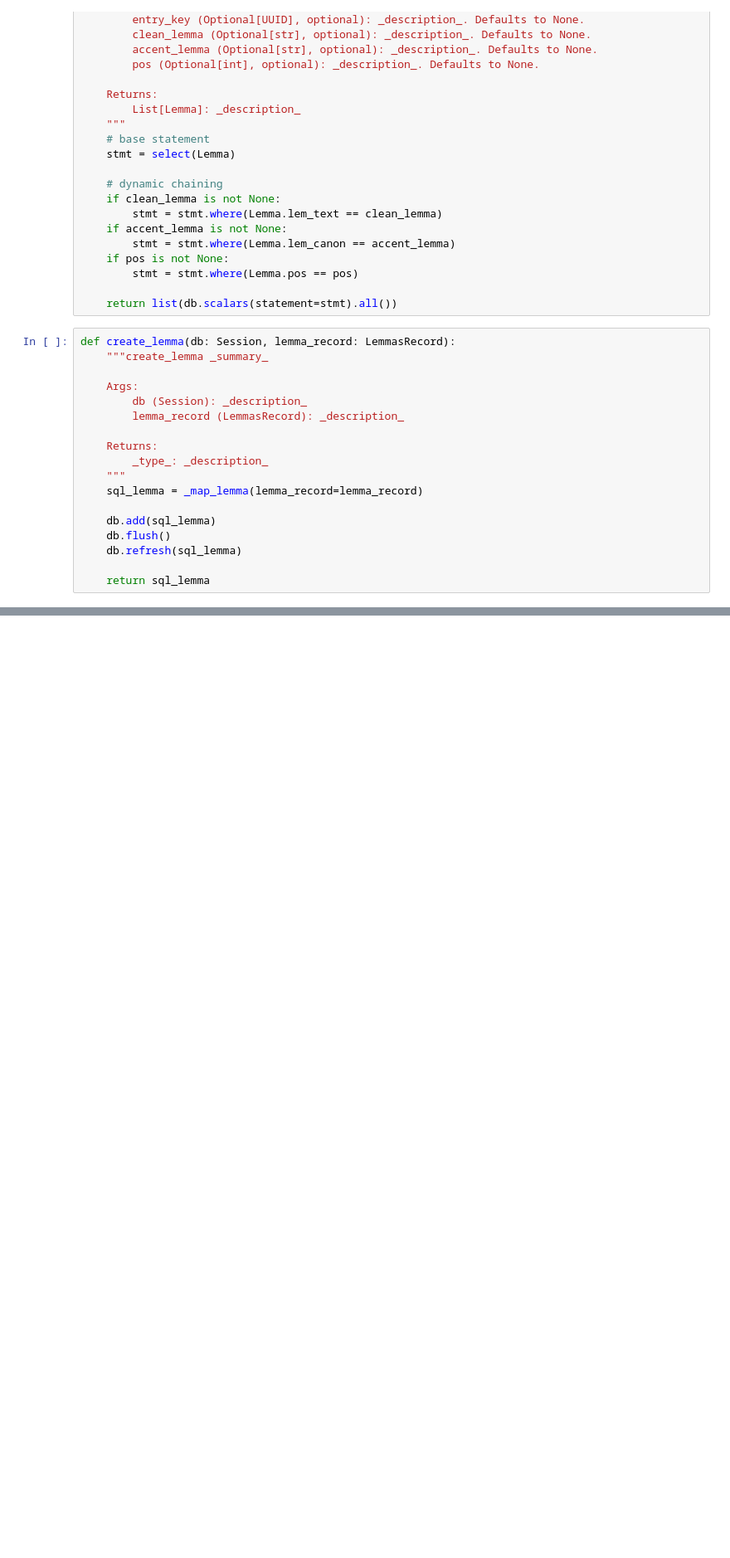
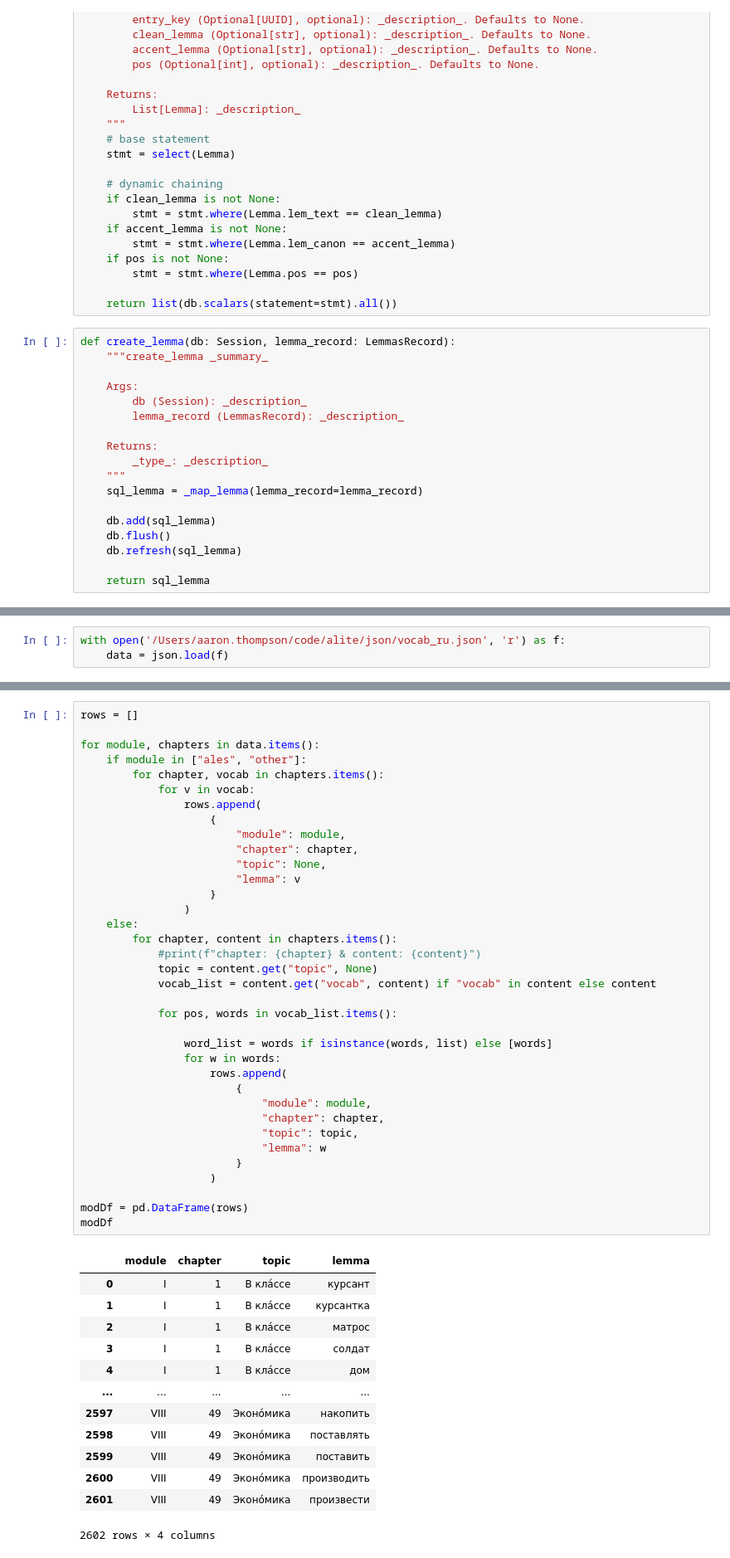
Before and after one commit to kollektivminds/alite, a Jupyter notebook: app/backend/src/alite_backend/dbTest.ipynb, the cells around one changed output, grey strips where cells are left out. Shown at 83% size. Cells and saved outputs as stored; diff of their text form; blank space fills up the shorter version.

```diff
--- a/app/backend/src/alite_backend/dbTest.ipynb
+++ b/app/backend/src/alite_backend/dbTest.ipynb
@@ -444,0 +441,3 @@ lem_result = get_lemmas(db=db, clean_lemma=word_lemma)
+# %%
+with open('/Users/aaron.thompson/code/alite/json/vocab_ru.json', 'r') as f:
+    data = json.load(f)
@@ -444,0 +495,50 @@ lem_result = get_lemmas(db=db, clean_lemma=word_lemma)
+# %%
+rows = []
+
+for module, chapters in data.items():
+    if module in ["ales", "other"]:
+        for chapter, vocab in chapters.items():
+            for v in vocab:
+                rows.append(
+                    {
+                        "module": module,
+                        "chapter": chapter,
+                        "topic": None,
+                        "lemma": v
+                    }
+                )
+    else:
+        for chapter, content in chapters.items():
+            #print(f"chapter: {chapter} & content: {content}")
+            topic = content.get("topic", None)
+            vocab_list = content.get("vocab", content) if "vocab" in content else content
+
+            for pos, words in vocab_list.items():
+
+                word_list = words if isinstance(words, list) else [words]
+                for w in words:
+                    rows.append(
+                        {
+                            "module": module,
+                            "chapter": chapter,
+                            "topic": topic,
+                            "lemma": w
+                        }
+                    )
+
+modDf = pd.DataFrame(rows)
+modDf
+# %% [output]
+|  | module | chapter | topic | lemma |
+| 0 | I | 1 | В кла́ссе | курсант |
+| 1 | I | 1 | В кла́ссе | курсантка |
+| 2 | I | 1 | В кла́ссе | матрос |
+| 3 | I | 1 | В кла́ссе | солдат |
+| 4 | I | 1 | В кла́ссе | дом |
+| ... | ... | ... | ... | ... |
+| 2597 | VIII | 49 | Эконо́мика | накопить |
+| 2598 | VIII | 49 | Эконо́мика | поставлять |
+| 2599 | VIII | 49 | Эконо́мика | поставить |
+| 2600 | VIII | 49 | Эконо́мика | производить |
+| 2601 | VIII | 49 | Эконо́мика | произвести |
+2602 rows × 4 columns
```
Also changed, not shown: parts of 10 cells of this notebook, 8 other files.
